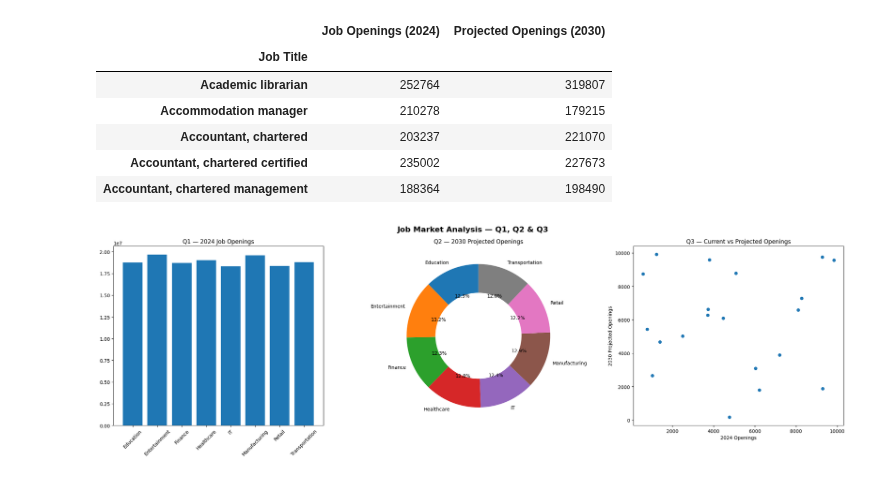
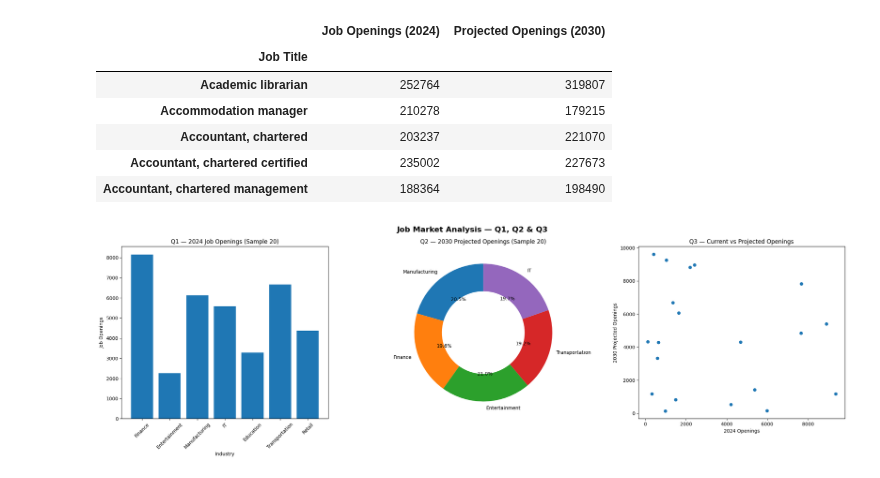
Before and after one commit to AJ0043/AI-Future-of-Jobs-Intelligence-Platform, a Jupyter notebook: AI_Adoption_&_Growth_Analysis.ipynb, the cells around one changed output. Drawn from its saved outputs; the diff is of its cells as text; code cells hidden in the pictures.

```diff
--- a/AI_Adoption_&_Growth_Analysis.ipynb
+++ b/AI_Adoption_&_Growth_Analysis.ipynb
@@ -1433,46 +1433,54 @@ import matplotlib.pyplot as plt
 
 fig, axes = plt.subplots(1, 3, figsize=(22, 7))
 
-# Q1 — Bar Chart
+# Q1 — Bar Chart (Sample 20)
+
+sample_20 = EDA_ai_data.sample(10)
+
 axes[0].bar(
-    job_opening_2024.index,
-    job_opening_2024.values
+    sample_20['Industry'],
+    sample_20['Job Openings (2024)']
 )
 
-axes[0].set_title('Q1 — 2024 Job Openings')
+axes[0].set_title('Q1 — 2024 Job Openings (Sample 20)')
+axes[0].set_xlabel('Industry')
+axes[0].set_ylabel('Job Openings')
 axes[0].tick_params(axis='x', rotation=45)
 
 
-# Q2 — Donut Chart
+# Q2 — Donut Chart (Sample 20)
+
+sample_20 = project_opening_2024.sample(5)
+
 axes[1].pie(
-    project_opening_2024.values,
-    labels=project_opening_2024.index,
+    sample_20.values,
+    labels=sample_20.index,
     autopct='%1.1f%%',
     startangle=90,
     wedgeprops=dict(width=0.4)
 )
 
-axes[1].set_title('Q2 — 2030 Projected Openings')
+axes[1].set_title('Q2 — 2030 Projected Openings (Sample 20)')
 
 
 # Q3 — Scatter Plot (Only 20 rows)
 
 axes[2].scatter(
     EDA_ai_data['Job Openings (2024)'].sample(20),
     EDA_ai_data['Projected Openings (2030)'].sample(20)
 )
 
 axes[2].set_title('Q3 — Current vs Projected Openings')
 axes[2].set_xlabel('2024 Openings')
 axes[2].set_ylabel('2030 Projected Openings')
 
 plt.suptitle(
     'Job Market Analysis — Q1, Q2 & Q3',
     fontsize=16,
     fontweight='bold'
 )
 
 plt.tight_layout()
 plt.show()
 # %% [output]
-[figure, old version]
+[figure, new version]
```
